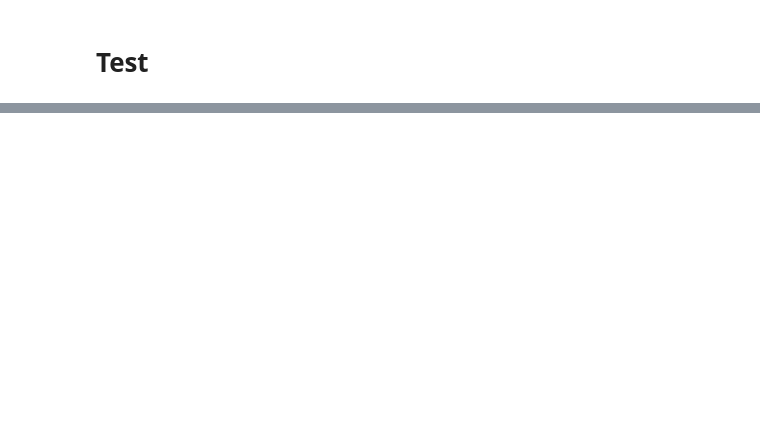
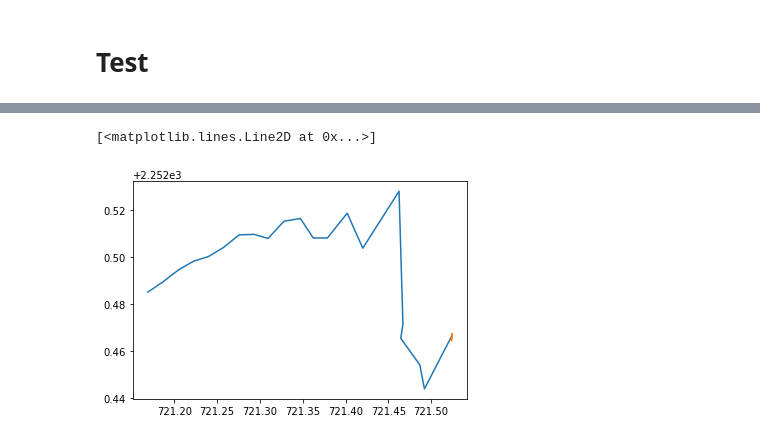
Before and after one commit to KangGao1997/LSTM-ED-Based-Trajectory-Prediction, a Jupyter notebook: LSTMED_train_test.ipynb, the cells around one changed output, grey strips where cells are left out. Saved outputs shown, nothing was run; the diff lists cells and outputs as text; code cells hidden in the pictures; blank space fills up the shorter version.

```diff
--- a/LSTMED_train_test.ipynb
+++ b/LSTMED_train_test.ipynb
@@ -442,0 +349,7 @@ np.save("sccc.npy",np.ones(1000))
+# %%
+plt.figure()
+plt.plot(predicted_tras[217,0],predicted_tras[217,1])
+plt.plot(tra[217,0],tra[217,1])
+# %% [output]
+[<matplotlib.lines.Line2D at 0x...>]
+[figure, added]
```
Also changed, not shown: parts of 60 cells of this notebook, 1 other file.
